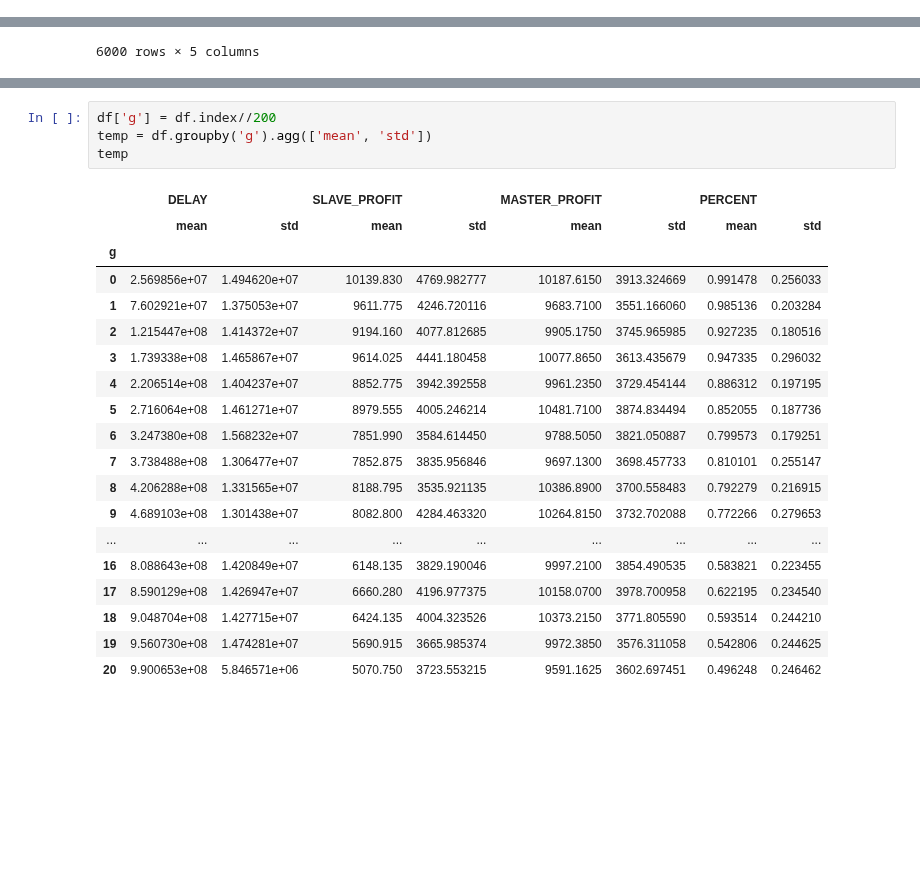
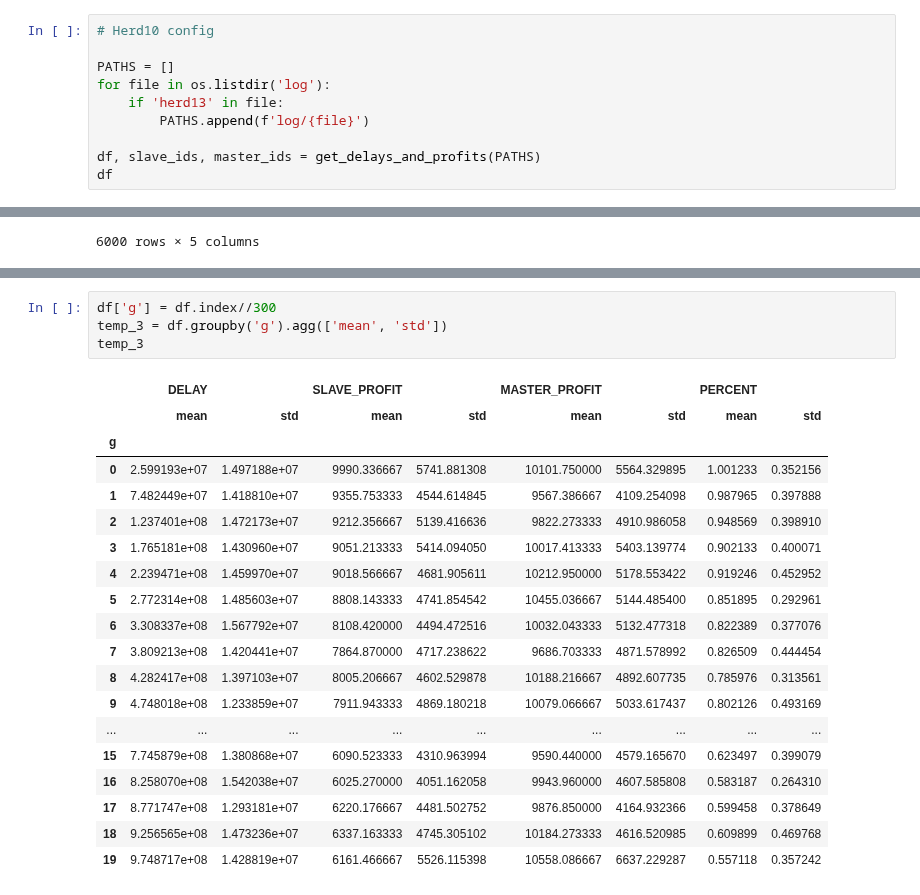
Before and after one commit to hogier/abides, a Jupyter notebook: explore.ipynb, the cells around one changed output, grey strips where cells are left out. Cells and saved outputs as stored; diff of their text form; blank space fills up the shorter version.

```diff
--- a/explore.ipynb
+++ b/explore.ipynb
@@ -158,3 +160,13 @@ plt.errorbar(temp.EventTime, temp.PERCENT['mean'], yerr=temp.PERCENT['std'], eco
 plt.show()
 # %% [output]
 [figure]
+# %%
+# Herd10 config
+
+PATHS = []
+for file in os.listdir('log'):
+    if 'herd13' in file:
+        PATHS.append(f'log/{file}')
+
+df, slave_ids, master_ids = get_delays_and_profits(PATHS)
+df
@@ -339,27 +331,27 @@ df
 # %%
-df['g'] = df.index//200
-temp = df.groupby('g').agg(['mean', 'std'])
-temp
+df['g'] = df.index//300
+temp_3 = df.groupby('g').agg(['mean', 'std'])
+temp_3
 # %% [output]
 |  | DELAY |  | SLAVE_PROFIT |  | MASTER_PROFIT |  | PERCENT |  |
 |  | mean | std | mean | std | mean | std | mean | std |
 | g |  |  |  |  |  |  |  |  |
-| 0 | 2.569856e+07 | 1.494620e+07 | 10139.830 | 4769.982777 | 10187.6150 | 3913.324669 | 0.991478 | 0.256033 |
-| 1 | 7.602921e+07 | 1.375053e+07 | 9611.775 | 4246.720116 | 9683.7100 | 3551.166060 | 0.985136 | 0.203284 |
-| 2 | 1.215447e+08 | 1.414372e+07 | 9194.160 | 4077.812685 | 9905.1750 | 3745.965985 | 0.927235 | 0.180516 |
-| 3 | 1.739338e+08 | 1.465867e+07 | 9614.025 | 4441.180458 | 10077.8650 | 3613.435679 | 0.947335 | 0.296032 |
-| 4 | 2.206514e+08 | 1.404237e+07 | 8852.775 | 3942.392558 | 9961.2350 | 3729.454144 | 0.886312 | 0.197195 |
-| 5 | 2.716064e+08 | 1.461271e+07 | 8979.555 | 4005.246214 | 10481.7100 | 3874.834494 | 0.852055 | 0.187736 |
-| 6 | 3.247380e+08 | 1.568232e+07 | 7851.990 | 3584.614450 | 9788.5050 | 3821.050887 | 0.799573 | 0.179251 |
-| 7 | 3.738488e+08 | 1.306477e+07 | 7852.875 | 3835.956846 | 9697.1300 | 3698.457733 | 0.810101 | 0.255147 |
-| 8 | 4.206288e+08 | 1.331565e+07 | 8188.795 | 3535.921135 | 10386.8900 | 3700.558483 | 0.792279 | 0.216915 |
-| 9 | 4.689103e+08 | 1.301438e+07 | 8082.800 | 4284.463320 | 10264.8150 | 3732.702088 | 0.772266 | 0.279653 |
+| 0 | 2.599193e+07 | 1.497188e+07 | 9990.336667 | 5741.881308 | 10101.750000 | 5564.329895 | 1.001233 | 0.352156 |
+| 1 | 7.482449e+07 | 1.418810e+07 | 9355.753333 | 4544.614845 | 9567.386667 | 4109.254098 | 0.987965 | 0.397888 |
+| 2 | 1.237401e+08 | 1.472173e+07 | 9212.356667 | 5139.416636 | 9822.273333 | 4910.986058 | 0.948569 | 0.398910 |
+| 3 | 1.765181e+08 | 1.430960e+07 | 9051.213333 | 5414.094050 | 10017.413333 | 5403.139774 | 0.902133 | 0.400071 |
+| 4 | 2.239471e+08 | 1.459970e+07 | 9018.566667 | 4681.905611 | 10212.950000 | 5178.553422 | 0.919246 | 0.452952 |
+| 5 | 2.772314e+08 | 1.485603e+07 | 8808.143333 | 4741.854542 | 10455.036667 | 5144.485400 | 0.851895 | 0.292961 |
+| 6 | 3.308337e+08 | 1.567792e+07 | 8108.420000 | 4494.472516 | 10032.043333 | 5132.477318 | 0.822389 | 0.377076 |
+| 7 | 3.809213e+08 | 1.420441e+07 | 7864.870000 | 4717.238622 | 9686.703333 | 4871.578992 | 0.826509 | 0.444454 |
+| 8 | 4.282417e+08 | 1.397103e+07 | 8005.206667 | 4602.529878 | 10188.216667 | 4892.607735 | 0.785976 | 0.313561 |
+| 9 | 4.748018e+08 | 1.233859e+07 | 7911.943333 | 4869.180218 | 10079.066667 | 5033.617437 | 0.802126 | 0.493169 |
 | ... | ... | ... | ... | ... | ... | ... | ... | ... |
-| 16 | 8.088643e+08 | 1.420849e+07 | 6148.135 | 3829.190046 | 9997.2100 | 3854.490535 | 0.583821 | 0.223455 |
-| 17 | 8.590129e+08 | 1.426947e+07 | 6660.280 | 4196.977375 | 10158.0700 | 3978.700958 | 0.622195 | 0.234540 |
-| 18 | 9.048704e+08 | 1.427715e+07 | 6424.135 | 4004.323526 | 10373.2150 | 3771.805590 | 0.593514 | 0.244210 |
-| 19 | 9.560730e+08 | 1.474281e+07 | 5690.915 | 3665.985374 | 9972.3850 | 3576.311058 | 0.542806 | 0.244625 |
-| 20 | 9.900653e+08 | 5.846571e+06 | 5070.750 | 3723.553215 | 9591.1625 | 3602.697451 | 0.496248 | 0.246462 |
+| 15 | 7.745879e+08 | 1.380868e+07 | 6090.523333 | 4310.963994 | 9590.440000 | 4579.165670 | 0.623497 | 0.399079 |
+| 16 | 8.258070e+08 | 1.542038e+07 | 6025.270000 | 4051.162058 | 9943.960000 | 4607.585808 | 0.583187 | 0.264310 |
+| 17 | 8.771747e+08 | 1.293181e+07 | 6220.176667 | 4481.502752 | 9876.850000 | 4164.932366 | 0.599458 | 0.378649 |
+| 18 | 9.256565e+08 | 1.473236e+07 | 6337.163333 | 4745.305102 | 10184.273333 | 4616.520985 | 0.609899 | 0.469768 |
+| 19 | 9.748717e+08 | 1.428819e+07 | 6161.466667 | 5526.115398 | 10558.086667 | 6637.229287 | 0.557118 | 0.357242 |
 # %%
 plt.xlabel('Delay in ns')
 plt.ylabel('Proportion of profit compared to master.')
```
Also changed, not shown: parts of 27 cells of this notebook, 10 other files.
